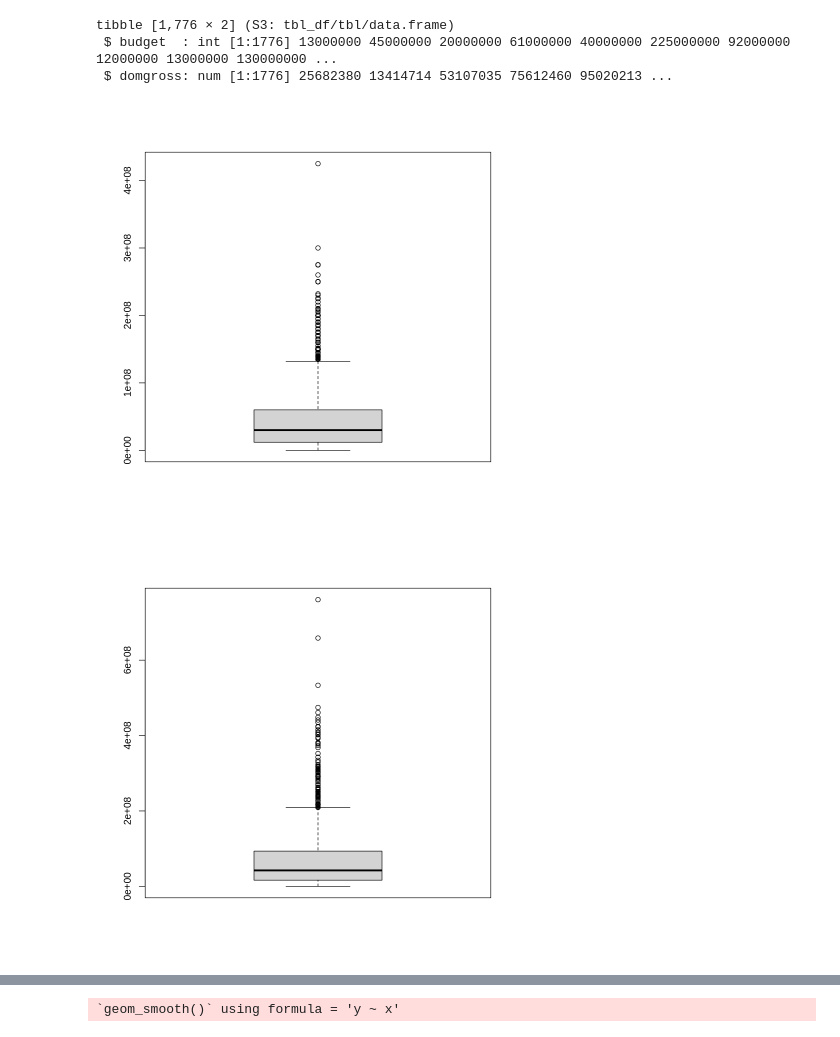
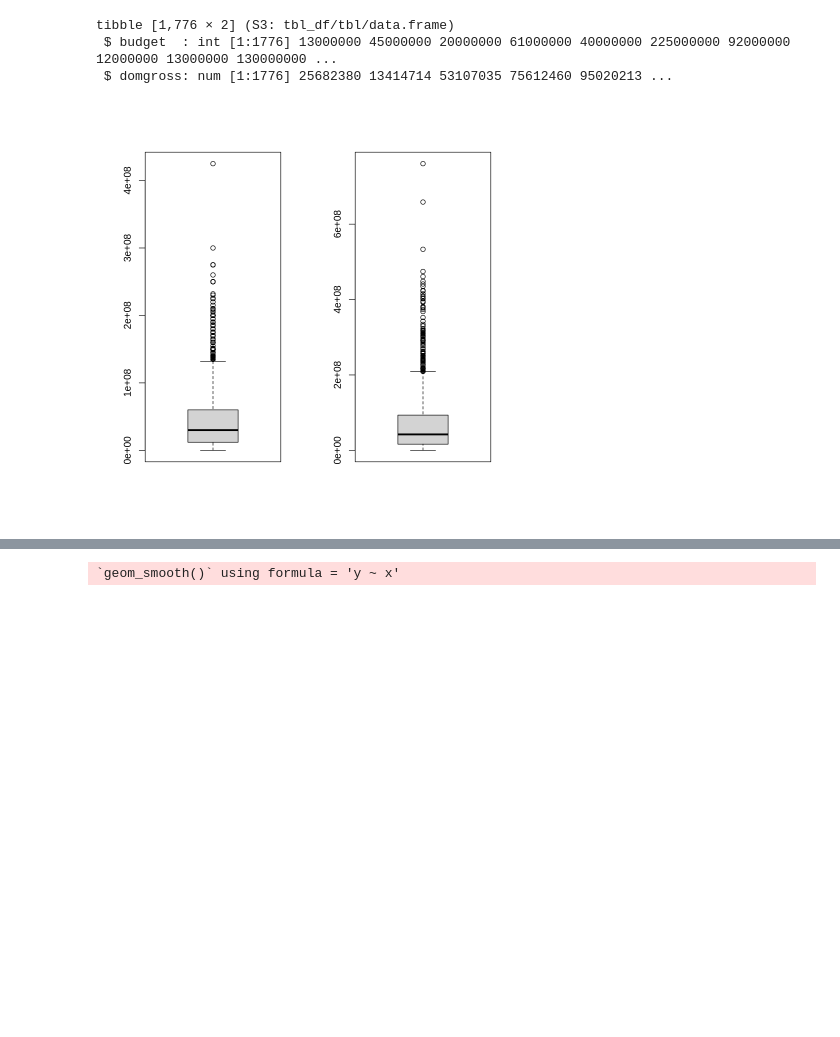
Before and after one commit to UBC-DSCI-310-2025W2/dsci-310-group-5, a Jupyter notebook: analysis_movie-revenue.ipynb, the cells around one changed output, grey strips where cells are left out. Saved outputs shown, nothing was run; the diff lists cells and outputs as text; code cells hidden in the pictures; blank space fills up the shorter version.

```diff
--- a/analysis_movie-revenue.ipynb
+++ b/analysis_movie-revenue.ipynb
@@ -107,8 +107,9 @@ tibble [1,776 × 2] (S3: tbl_df/tbl/data.frame)
  $ budget  : int [1:1776] 13000000 45000000 20000000 61000000 40000000 225000000 92000000 12000000 13000000 130000000 ...
  $ domgross: num [1:1776] 25682380 13414714 53107035 75612460 95020213 ...
 # %%
+par(mfrow = c(1, 2))
 boxplot(movie_data$budget)
 boxplot(movie_data$domgross)
+par(mfrow = c(1,1))
 # %% [output]
-[figure, old version]
+[figure, new version]
-[figure, removed]
```
Also changed, not shown: parts of 7 cells of this notebook.
